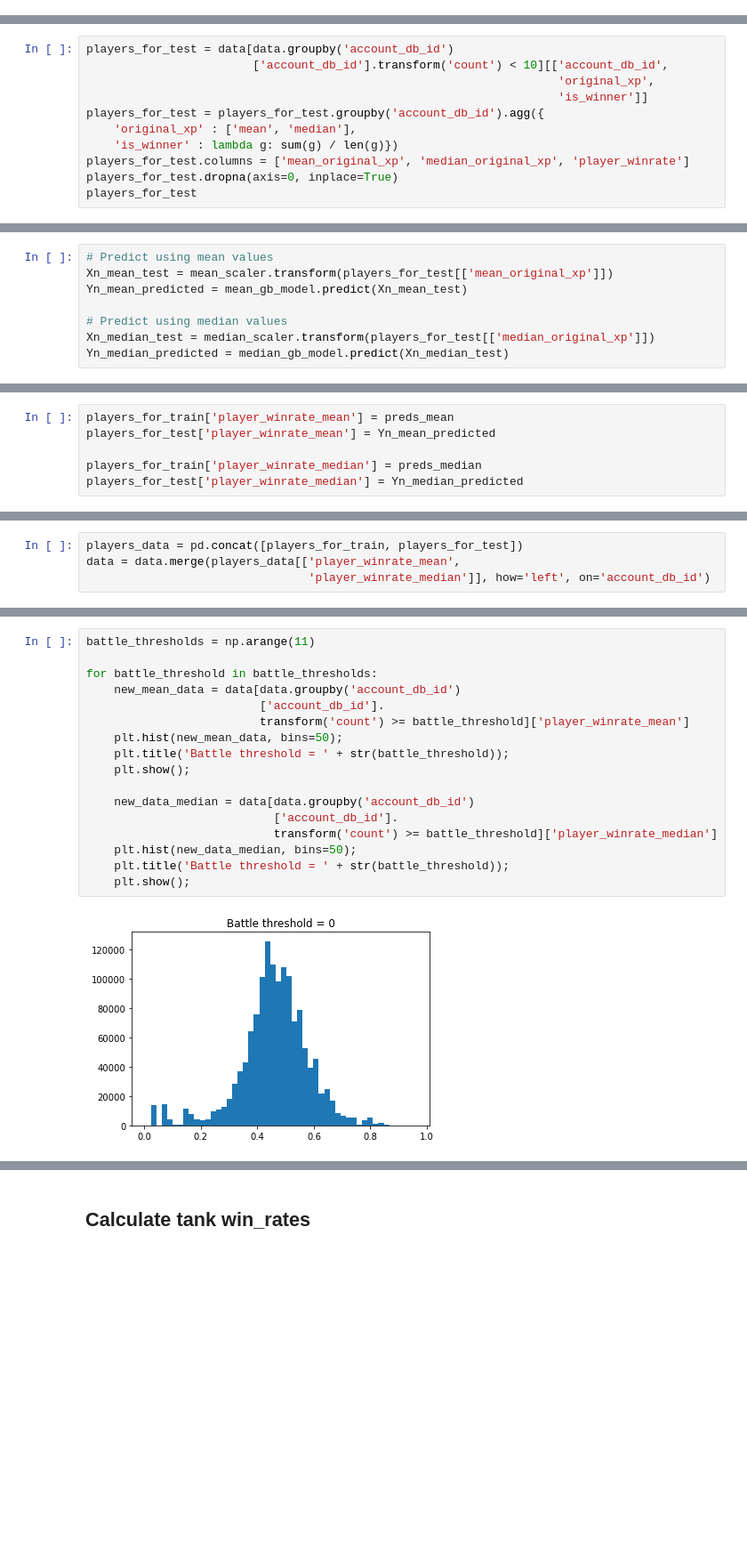
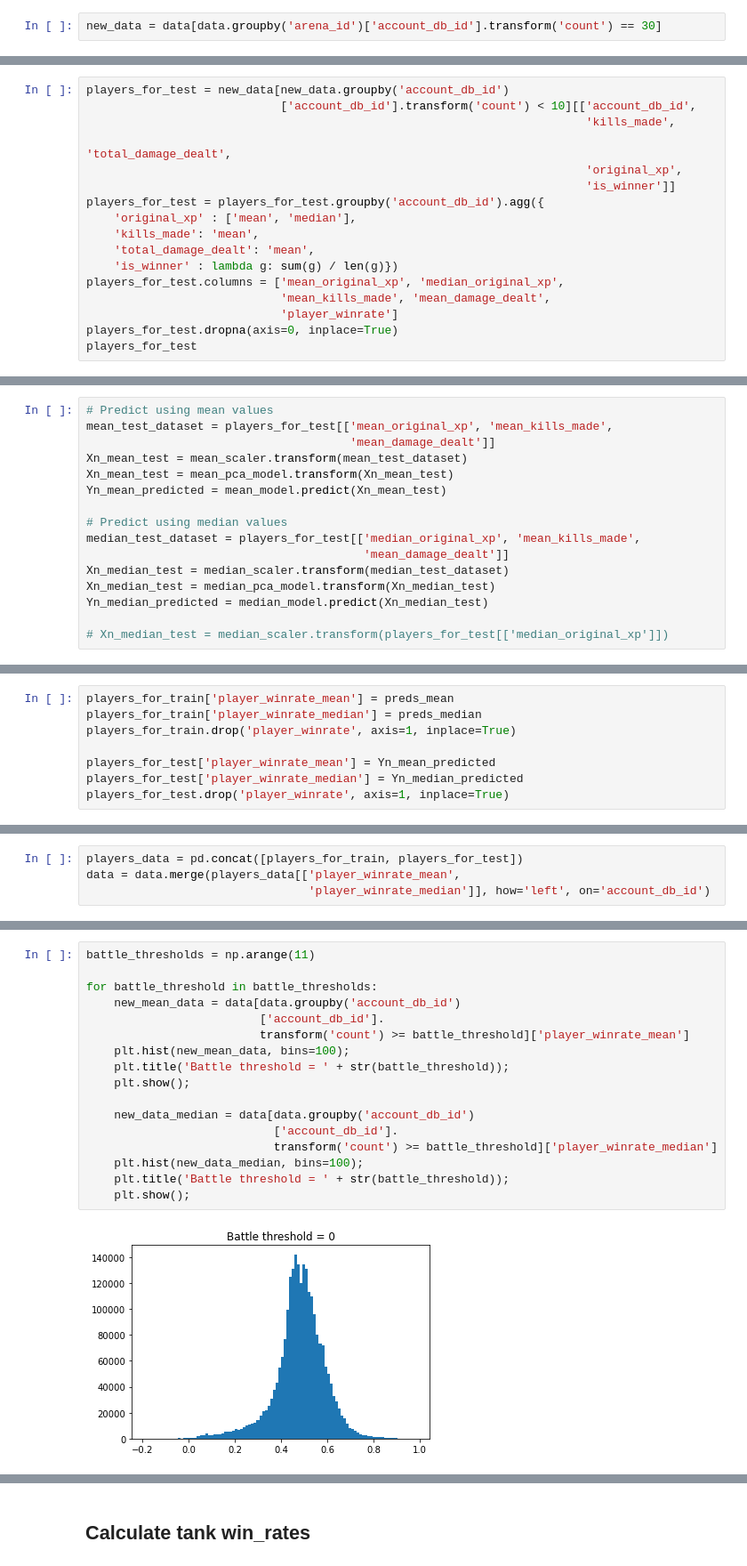
Before and after one commit to Egorka1/WG_Forge, a Jupyter notebook: WGProject.ipynb, the cells around one changed output, grey strips where cells are left out. Shown at 89% size. Saved outputs shown, nothing was run; the diff lists cells and outputs as text; blank space fills up the shorter version.

```diff
--- a/WGProject.ipynb
+++ b/WGProject.ipynb
@@ -549,2 +651,4 @@ data['is_winner'] = data['team_id'] == data['winner_team_id']
 # %% [markdown]
 ### Specify win_rates for players with >= 10 battles
+# %%
+new_data = data[data.groupby('arena_id')['account_db_id'].transform('count') == 30]
@@ -722,14 +837,20 @@ plt.title('GB - median');
 # %% [markdown]
 ### Predict win_rates for players with < 10 battles
 # %%
-players_for_test = data[data.groupby('account_db_id')
-                        ['account_db_id'].transform('count') < 10][['account_db_id',
-                                                                    'original_xp',
-                                                                    'is_winner']]
+players_for_test = new_data[new_data.groupby('account_db_id')
+                            ['account_db_id'].transform('count') < 10][['account_db_id',
+                                                                        'kills_made',
+                                                                        'total_damage_dealt',
+                                                                        'original_xp',
+                                                                        'is_winner']]
 players_for_test = players_for_test.groupby('account_db_id').agg({
     'original_xp' : ['mean', 'median'],
+    'kills_made': 'mean',
+    'total_damage_dealt': 'mean',
     'is_winner' : lambda g: sum(g) / len(g)})
-players_for_test.columns = ['mean_original_xp', 'median_original_xp', 'player_winrate']
+players_for_test.columns = ['mean_original_xp', 'median_original_xp',
+                            'mean_kills_made', 'mean_damage_dealt',
+                            'player_winrate']
 players_for_test.dropna(axis=0, inplace=True)
 players_for_test
 # %% [output]
@@ -750,8 +871,16 @@ players_for_test
 # %%
 # Predict using mean values
-Xn_mean_test = mean_scaler.transform(players_for_test[['mean_original_xp']])
-Yn_mean_predicted = mean_gb_model.predict(Xn_mean_test)
+mean_test_dataset = players_for_test[['mean_original_xp', 'mean_kills_made',
+                                      'mean_damage_dealt']]
+Xn_mean_test = mean_scaler.transform(mean_test_dataset)
+Xn_mean_test = mean_pca_model.transform(Xn_mean_test)
+Yn_mean_predicted = mean_model.predict(Xn_mean_test)
 
 # Predict using median values
-Xn_median_test = median_scaler.transform(players_for_test[['median_original_xp']])
-Yn_median_predicted = median_gb_model.predict(Xn_median_test)
+median_test_dataset = players_for_test[['median_original_xp', 'mean_kills_made',
+                                        'mean_damage_dealt']]
+Xn_median_test = median_scaler.transform(median_test_dataset)
+Xn_median_test = median_pca_model.transform(Xn_median_test)
+Yn_median_predicted = median_model.predict(Xn_median_test)
+
+# Xn_median_test = median_scaler.transform(players_for_test[['median_original_xp']])
@@ -768,6 +889,8 @@ Compare results from learning on mean and median values
 # %%
 players_for_train['player_winrate_mean'] = preds_mean
+players_for_train['player_winrate_median'] = preds_median
+players_for_train.drop('player_winrate', axis=1, inplace=True)
+
 players_for_test['player_winrate_mean'] = Yn_mean_predicted
-
-players_for_train['player_winrate_median'] = preds_median
 players_for_test['player_winrate_median'] = Yn_median_predicted
+players_for_test.drop('player_winrate', axis=1, inplace=True)
@@ -810,19 +953,19 @@ Check what should be the minimum number of battles for every player so that ther
 # %%
 battle_thresholds = np.arange(11)
 
 for battle_threshold in battle_thresholds:
     new_mean_data = data[data.groupby('account_db_id')
                          ['account_db_id'].
                          transform('count') >= battle_threshold]['player_winrate_mean']
-    plt.hist(new_mean_data, bins=50);
+    plt.hist(new_mean_data, bins=100);
     plt.title('Battle threshold = ' + str(battle_threshold));
     plt.show();
 
     new_data_median = data[data.groupby('account_db_id')
                            ['account_db_id'].
                            transform('count') >= battle_threshold]['player_winrate_median']
-    plt.hist(new_data_median, bins=50);
+    plt.hist(new_data_median, bins=100);
     plt.title('Battle threshold = ' + str(battle_threshold));
     plt.show();
 # %% [output]
-[figure, old version]
+[figure, new version]
```
Also changed, not shown: parts of 113 cells of this notebook.
